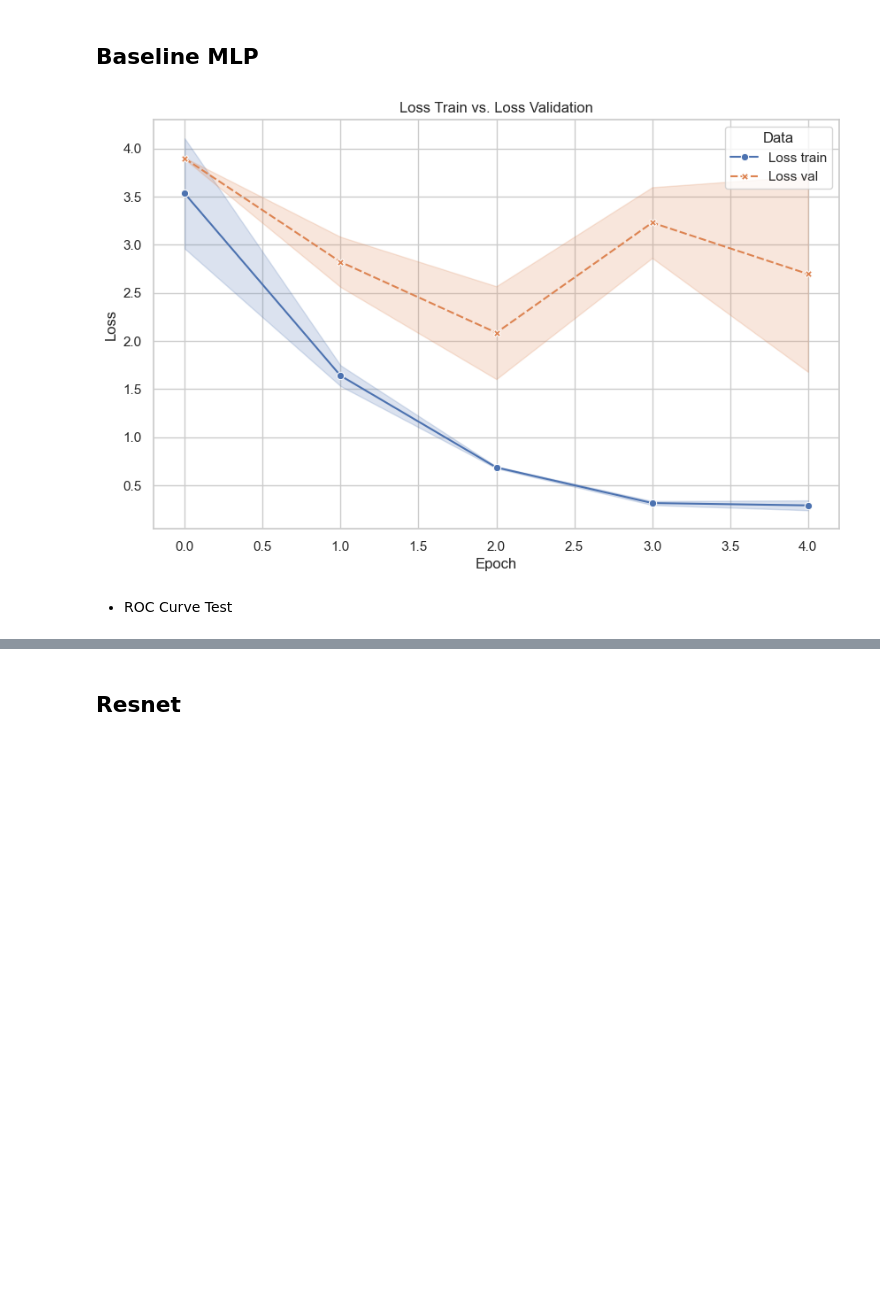
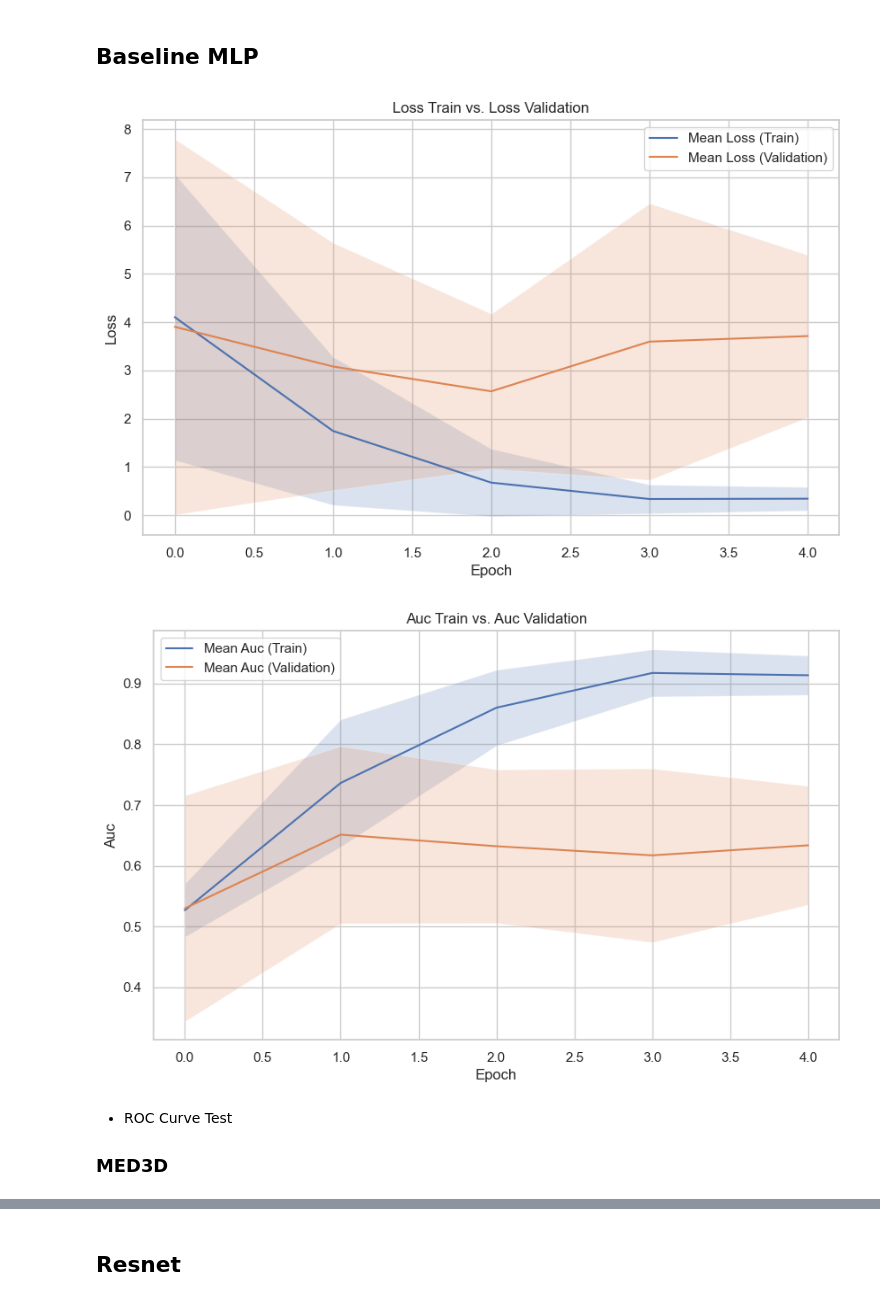
Before and after one commit to tmandelz/classification-prolactinoma, a Jupyter notebook: modelling/visualize_results.ipynb, the cells around one changed output, grey strips where cells are left out. Cells and saved outputs as stored; diff of their text form; code cells hidden in the pictures; blank space fills up the shorter version.

Commit message:
visualize results

```diff
--- a/modelling/visualize_results.ipynb
+++ b/modelling/visualize_results.ipynb
@@ -13,7 +13,7 @@ def calc_mean_std_auc(runs_for_auc):
     auc = [runs.history()["auc"].dropna() for runs in runs_for_auc]
     return round(np.array(auc).mean(),3),round(np.array(auc).std(),3)
 
-def plot_loss(runs,metric="loss"):
+def plot_loss(runs, metric="loss"):
     if metric == "loss":
         metric_train = "Loss train"
         metric_val = "Loss val"
@@ -22,18 +22,32 @@ def plot_loss(runs,metric="loss"):
         metric_train = "auc_train"
         metric_val = "auc_val"
         label = "Auc"
-    loss_train_val = pd.concat([run.history().loc[:,[metric_train,metric_val,"epoch"]].dropna() for run in runs])
-    mean_std = loss_train_val.groupby("epoch").agg(["mean","std"])
-    mean_std.reset_index(inplace=True)
-    df_melted = mean_std.melt(id_vars='epoch', var_name='Metric', value_name='Value')
+
+    loss_train_val = pd.concat([run.history().loc[:, [metric_train, metric_val, "epoch"]].dropna() for run in runs])
+
+    # Calculate mean and std separately for metric_train and metric_val
+    mean_std_train = loss_train_val.groupby("epoch")[metric_train].agg(mean='mean', std='std')
+    mean_std_val = loss_train_val.groupby("epoch")[metric_val].agg(mean='mean', std='std')
+
+    # Reset index for both mean_std_train and mean_std_val
+    mean_std_train.reset_index(inplace=True)
+    mean_std_val.reset_index(inplace=True)
 
     sns.set(style="whitegrid")
     plt.figure(figsize=(10, 6))
-    plot = sns.lineplot(x='epoch', y='Value', hue='Metric', style='Metric', markers=True, data=df_melted)
-    plot.set(xlabel='Epoch', ylabel=label, title=f'{label} Train vs. {label} Validation')
-    plt.legend(title='Data', loc='upper right')
+
+    # Plot mean values as lines for metric_train and metric_val
+    sns.lineplot(x='epoch', y='mean', data=mean_std_train, label=f'Mean {label} (Train)')
+    sns.lineplot(x='epoch', y='mean', data=mean_std_val, label=f'Mean {label} (Validation)')
+
+    # Fill between mean - std and mean + std to represent std as shaded regions for both
+    plt.fill_between(mean_std_train['epoch'], mean_std_train['mean'] - mean_std_train['std'], mean_std_train['mean'] + mean_std_train['std'], alpha=0.2, label=f'Std {label} (Train)')
+    plt.fill_between(mean_std_val['epoch'], mean_std_val['mean'] - mean_std_val['std'], mean_std_val['mean'] + mean_std_val['std'], alpha=0.2, label=f'Std {label} (Validation)')
+
+    plt.xlabel('Epoch')
+    plt.ylabel(label)
+    plt.title(f'{label} Train vs. {label} Validation')
     plt.show()
-
 def plot_auc(runs_diff_group):
     auc_values_list = [[run.history()["auc"].dropna().values[0] for run in runs] for runs in runs_diff_group]
     names = [runs[0].group for runs in  runs_diff_group]
@@ -76,10 +90,14 @@ resnet_augmented_weighted_test  = select_group(runs,"Augmented_weighted_Test")
 ## Baseline MLP
 # %%
 plot_loss(baseline_mlp_runs,"loss")
+plot_loss(baseline_mlp_runs,"auc")
 # %% [output]
-[figure, old version]
+[figure, new version]
+[figure, added]
 # %% [markdown]
 + ROC Curve Test
+
+### MED3D
 # %%
 plot_loss(baseMed3d_weighted)
 plot_loss(baseMed3d_weighted,"auc")
```
Also changed, not shown: parts of 4 cells of this notebook.
